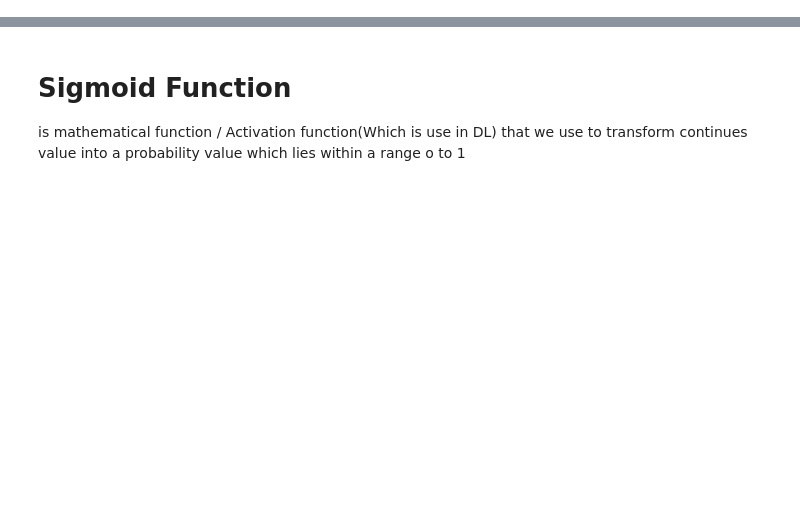
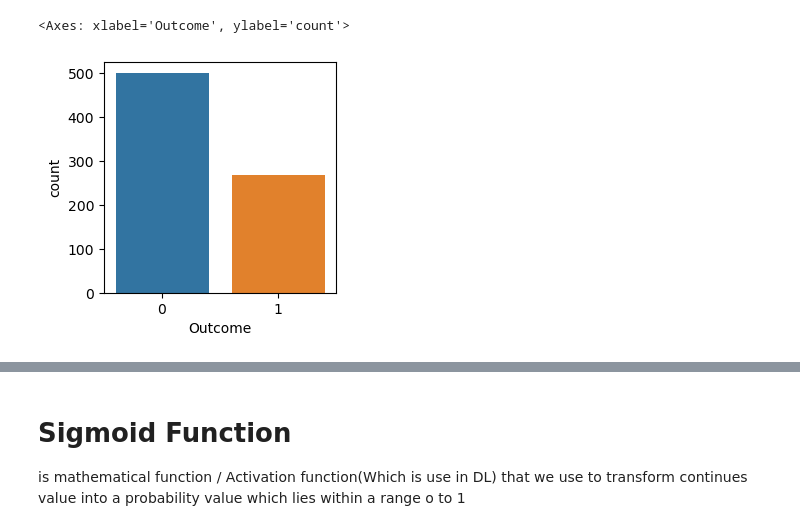
Before and after one commit to MJanbandhu/OnlyPractice, a Jupyter notebook: Machine_Learning/LogisticRegression/Try Logistic Regression.ipynb, the cells around one changed output, grey strips where cells are left out. Cells and saved outputs as stored; diff of their text form; code cells hidden in the pictures; blank space fills up the shorter version.

```diff
--- a/Machine_Learning/LogisticRegression/Try Logistic Regression.ipynb
+++ b/Machine_Learning/LogisticRegression/Try Logistic Regression.ipynb
@@ -0,0 +288,8 @@
+# %%
+# check whether data is balanced or not
+# data balanced: Equal number of records related to diabetic and non diabetic patients
+plt.figure(figsize=(3,3))
+snb.countplot(x=data.Outcome)
+# %% [output]
+<Axes: xlabel='Outcome', ylabel='count'>
+[figure, added]
```
Also changed, not shown: parts of 102 cells of this notebook, 2 other files.
